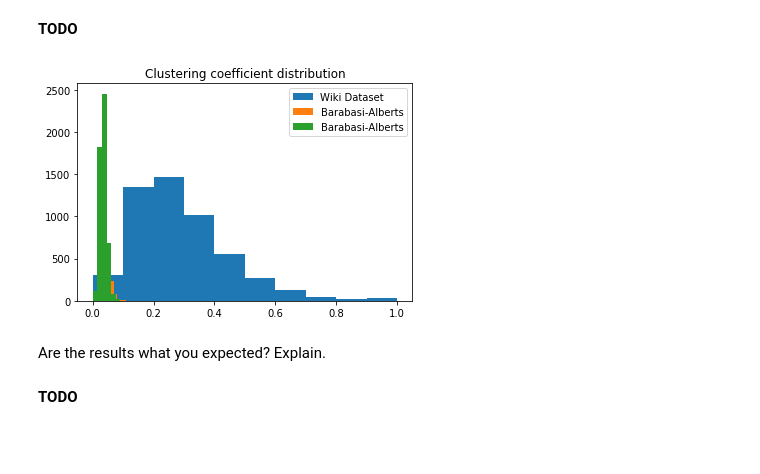
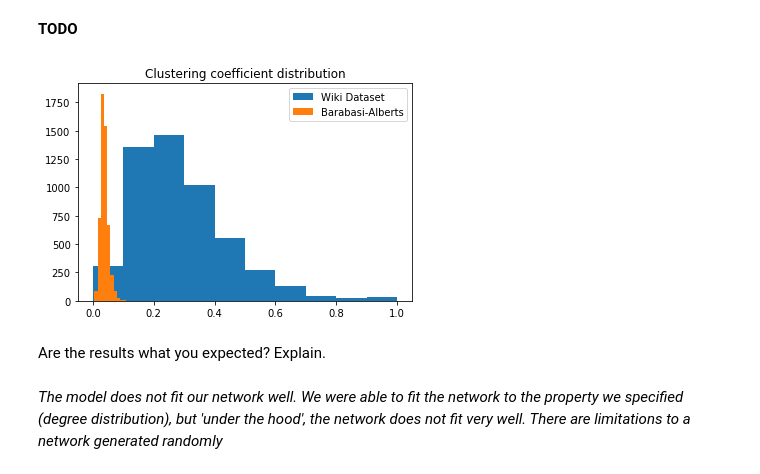
Before and after one commit to mattminder/ntds_24, a Jupyter notebook: Milestone_2/2_network_models.ipynb, the cells around one changed output. Saved outputs shown, nothing was run; the diff lists cells and outputs as text; code cells hidden in the pictures; blank space fills up the shorter version.

```diff
--- a/Milestone_2/2_network_models.ipynb
+++ b/Milestone_2/2_network_models.ipynb
@@ -871,26 +694,23 @@ import networkx as nx
 
 # Create networkx graphs
 G_wiki = nx.from_numpy_array(adjacency)
-G_scale_f = nx.from_numpy_array(our_ba)
-G_ba_aug = nx.from_numpy_array(our_ba_augmented)
+G_bar = nx.from_numpy_array(our_ba)
 
 # Calculate clustering coefficients
 clustering_wiki = nx.clustering(G_wiki)
-clustering_scale_f = nx.clustering(G_scale_f)
-clustering_ba_aug = nx.clustering(G_ba_aug)
+clustering_bar = nx.clustering(G_bar)
 # %%
 # Plot Clustering Coefficient Histograms
 plt.hist(list(clustering_wiki.values()), label='Wiki Dataset')
-plt.hist(list(clustering_scale_f.values()), label='Barabasi-Alberts')
-plt.hist(list(clustering_ba_aug.values()), label='Barabasi-Alberts')
+plt.hist(list(clustering_bar.values()), label='Barabasi-Alberts')
 
 
 plt.legend()
 plt.title('Clustering coefficient distribution')
 plt.show()
 # %% [output]
-[figure, old version]
+[figure, new version]
 # %% [markdown]
 Are the results what you expected? Explain.
-# %% [markdown]
-**TODO**
+# %% [markdown]
+*The model does not fit our network well. We were able to fit the network to the property we specified (degree distribution), but 'under the hood', the network does not fit very well. There are limitations to a network generated randomly*
```
Also changed, not shown: parts of 16 cells of this notebook.
